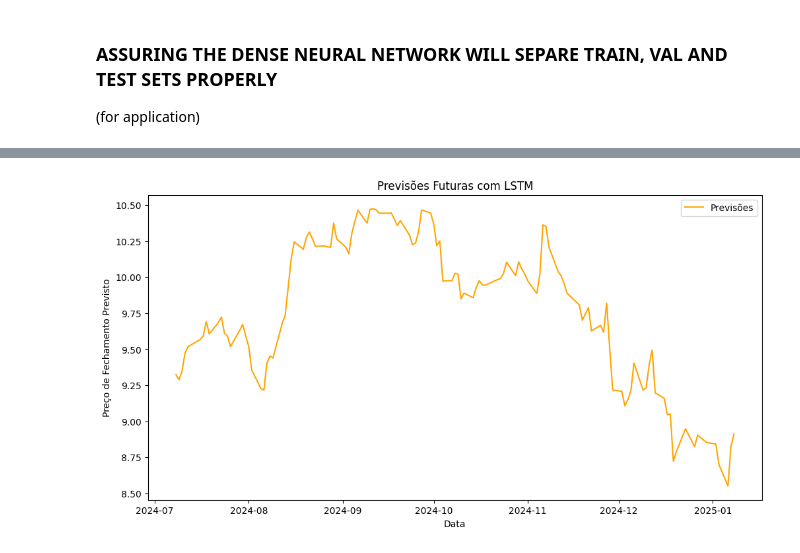
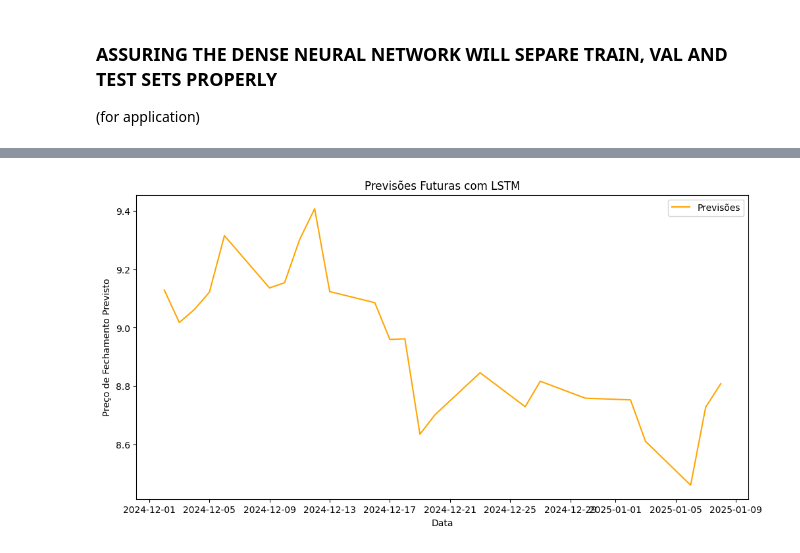
Before and after one commit to OtavioDaflonC/FinDash, a Jupyter notebook: src/notebooks/lstm_good_for_findash.ipynb, the cells around one changed output, grey strips where cells are left out. Cells and saved outputs as stored; diff of their text form; code cells hidden in the pictures.

```diff
--- a/src/notebooks/lstm_good_for_findash.ipynb
+++ b/src/notebooks/lstm_good_for_findash.ipynb
@@ -746,9 +746,9 @@ def train_model(ticker, start_date, train_end_date, val_end_date, end_date, wind
 # Parameters
 ticker = 'ITSA4.SA'
 start_date = '2023-01-01'
-train_end_date = '2023-12-31'
-val_end_date = '2024-06-30'
-end_date = '2024-11-29'
+train_end_date = '2024-06-30'
+val_end_date = '2024-11-25'
+end_date = '2025-06-08'
 window_size = 5
 #=============================
 model, test_dates, X_test = train_model(ticker, start_date, train_end_date, val_end_date, end_date, window_size)
@@ -785 +788 @@ Epoch 50/50
-[figure, old version]
+[figure, new version]
```
Also changed, not shown: parts of 3 cells of this notebook, 2 other files.
